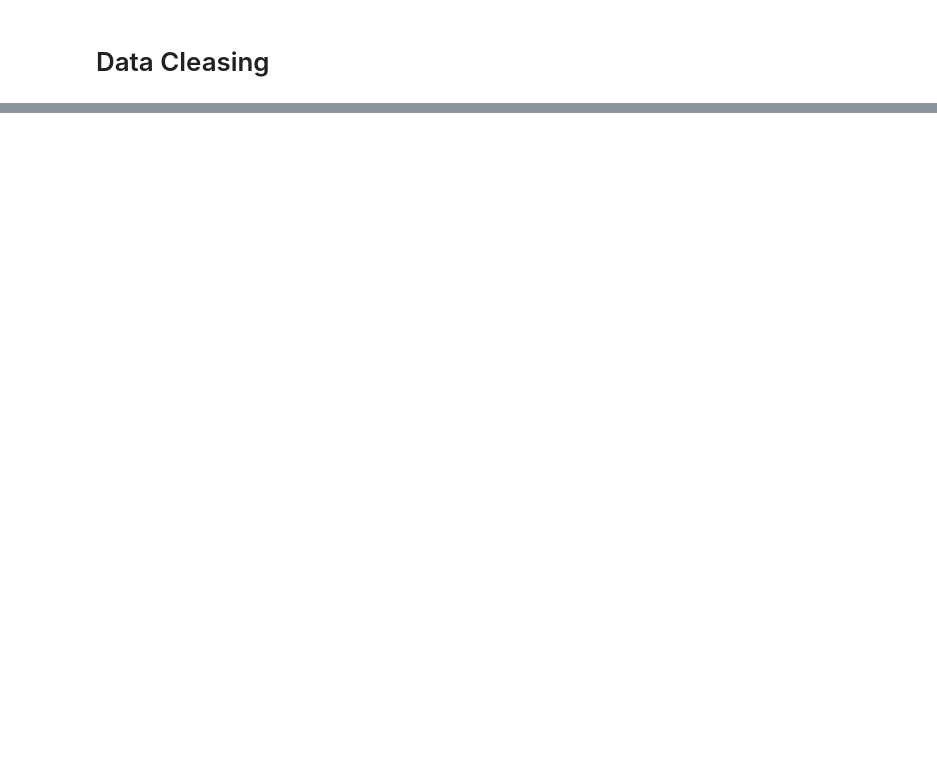
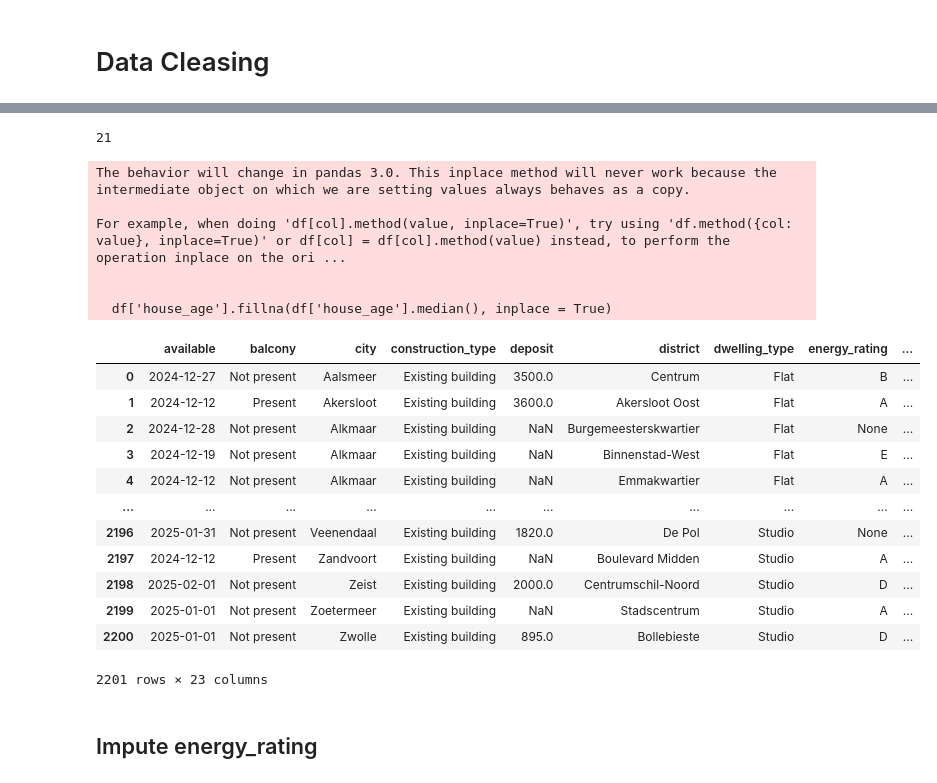
Before and after one commit to Yingtzudai/House-Searching-Helper, a Jupyter notebook: ML models.ipynb, the cells around one changed output, grey strips where cells are left out. Saved outputs shown, nothing was run; the diff lists cells and outputs as text; code cells hidden in the pictures; blank space fills up the shorter version.

```diff
--- a/ML models.ipynb
+++ b/ML models.ipynb
@@ -63,6 +67,8 @@ print(df['rental_agreement'].unique()) # fillna with not specified
 df['balcony'].fillna('Not present', inplace = True)
 df['construction_type'].fillna(df['construction_type'].mode()[0], inplace = True)
 df['rental_agreement'].fillna('Not specified', inplace = True)
+df['pets_allowed'].fillna('No', inplace = True)
+df['smoking_allowed'].fillna('No', inplace = True)
 # %% [output]
 The behavior will change in pandas 3.0. This inplace method will never work because the intermediate object on which we are setting values always behaves as a copy.
 
@@ -87,7 +92,7 @@ For example, when doing 'df[col].method(value, inplace=True)', try using 'df.met
 median_bathrooms = int(df['number_of_bathrooms'].median())
 
 # Imputation logic
-def impute_bedrooms(row):
+def ImputeBedrooms(row):
     if pd.isnull(row['number_of_bedrooms']):
         # Set to 1 if dwelling type is 'room'
         if row['dwelling_type'] == 'room':
@@ -102,26 +107,26 @@ def impute_bedrooms(row):
             return row['number_of_rooms']
     return row['number_of_bedrooms']
 
-def impute_bathrooms(row):
+def ImputeBathrooms(row):
     if pd.isnull(row['number_of_bathrooms']):
         return median_bathrooms
     return row['number_of_bathrooms']
 
-def transform_rooms(row):
+def TransformRooms(row):
     rooms = row['number_of_bathrooms'] + row['number_of_bedrooms']
     return rooms
 
 # Apply the logic
-df['number_of_bedrooms'] = df.apply(impute_bedrooms, axis=1)
-df['number_of_bathrooms'] = df.apply(impute_bathrooms, axis=1)
-df['number_of_rooms'] = df.apply(transform_rooms, axis = 1)
+df['number_of_bedrooms'] = df.apply(ImputeBedrooms, axis=1)
+df['number_of_bathrooms'] = df.apply(ImputeBathrooms, axis=1)
+df['number_of_rooms'] = df.apply(TransformRooms, axis = 1)
 
 df['number_of_bathrooms'] = df['number_of_bathrooms'].astype('int32')
 df['number_of_bedrooms'] = df['number_of_bedrooms'].astype('int32')
 df['number_of_rooms'] = df['number_of_rooms'].astype('int32')
 # %%
-# deposite category column
-def categorize_service_cost(value):
+# service cost category column
+def CategorizeServiceCost(value):
     if pd.isnull(value) or value.lower() == 'none':  # Handle NaN or 'None'
         return 'Not specified'
     value = value.lower()
@@ -134,4 +139,4 @@ def categorize_service_cost(value):
     else:
         return 'Not specified'
 
-df['service_cost_category'] = df['service_cost'].astype(str).apply(categorize_service_cost)
+df['service_cost_category'] = df['service_cost'].astype(str).apply(CategorizeServiceCost)
@@ -154,0 +143,49 @@ df[['service_cost','service_cost_category']]
+# %%
+from datetime import datetime, timedelta
+def StringToDate(value):
+    if not pd.isnull(value):
+        date = datetime.strptime(value,'%d-%m-%Y')
+        return date
+
+df['available'] = df['available'].apply(StringToDate)
+df['offered_since'] = df['offered_since'].apply(StringToDate)
+
+df['offer_to_available'] = (df['available'] - df['offered_since']).dt.days
+
+median_duration = int(df['offer_to_available'].median())
+print(median_duration)
+
+def AvailableFillNa(row):
+    if pd.isnull(row['available']):
+        date = row['offered_since'] + timedelta(days = median_duration)
+        return date
+    return row['available']
+
+df['available'] = df.apply(AvailableFillNa, axis=1)
+
+df['house_age'] = datetime.now().year - df['year_of_construction']
+df['house_age'].fillna(df['house_age'].median(), inplace = True)
+df.drop(columns = ['year_of_construction'])
+# %% [output]
+21
+The behavior will change in pandas 3.0. This inplace method will never work because the intermediate object on which we are setting values always behaves as a copy.
+
+For example, when doing 'df[col].method(value, inplace=True)', try using 'df.method({col: value}, inplace=True)' or df[col] = df[col].method(value) instead, to perform the operation inplace on the ori ...
+
+
+  df['house_age'].fillna(df['house_age'].median(), inplace = True)
+|  | available | balcony | city | construction_type | deposit | district | dwelling_type | energy_rating | ... |
+| 0 | 2024-12-27 | Not present | Aalsmeer | Existing building | 3500.0 | Centrum | Flat | B | ... |
+| 1 | 2024-12-12 | Present | Akersloot | Existing building | 3600.0 | Akersloot Oost | Flat | A | ... |
+| 2 | 2024-12-28 | Not present | Alkmaar | Existing building | NaN | Burgemeesterskwartier | Flat | None | ... |
+| 3 | 2024-12-19 | Not present | Alkmaar | Existing building | NaN | Binnenstad-West | Flat | E | ... |
+| 4 | 2024-12-12 | Not present | Alkmaar | Existing building | NaN | Emmakwartier | Flat | A | ... |
+| ... | ... | ... | ... | ... | ... | ... | ... | ... | ... |
+| 2196 | 2025-01-31 | Not present | Veenendaal | Existing building | 1820.0 | De Pol | Studio | None | ... |
+| 2197 | 2024-12-12 | Present | Zandvoort | Existing building | NaN | Boulevard Midden | Studio | A | ... |
+| 2198 | 2025-02-01 | Not present | Zeist | Existing building | 2000.0 | Centrumschil-Noord | Studio | D | ... |
+| 2199 | 2025-01-01 | Not present | Zoetermeer | Existing building | NaN | Stadscentrum | Studio | A | ... |
+| 2200 | 2025-01-01 | Not present | Zwolle | Existing building | 895.0 | Bollebieste | Studio | D | ... |
+2201 rows × 23 columns
+# %% [markdown]
+## Impute energy_rating
```
Also changed, not shown: parts of 9 cells of this notebook, 2 other files.
